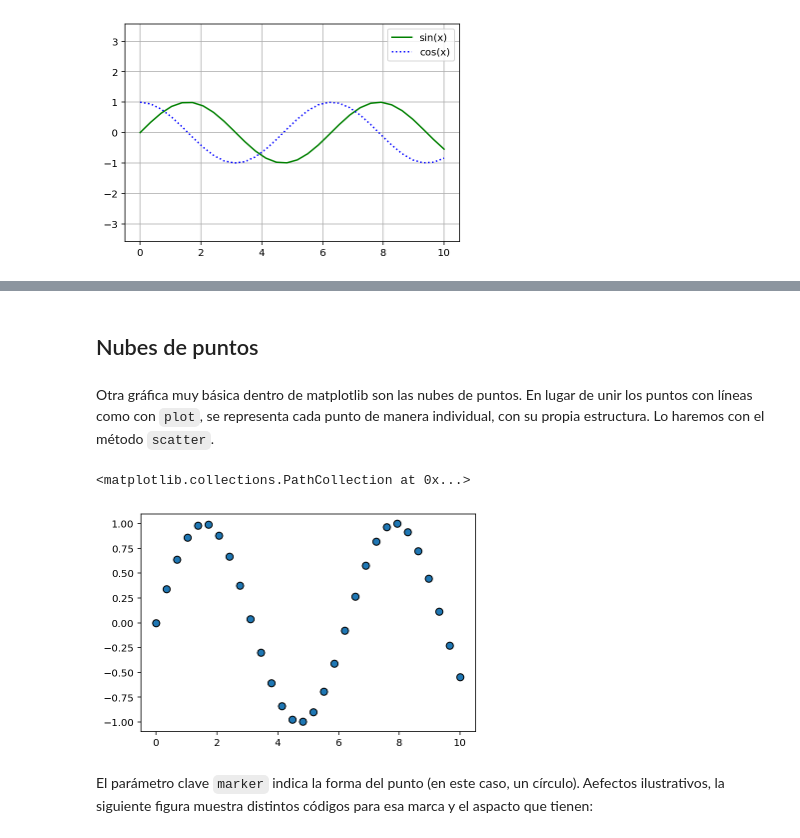
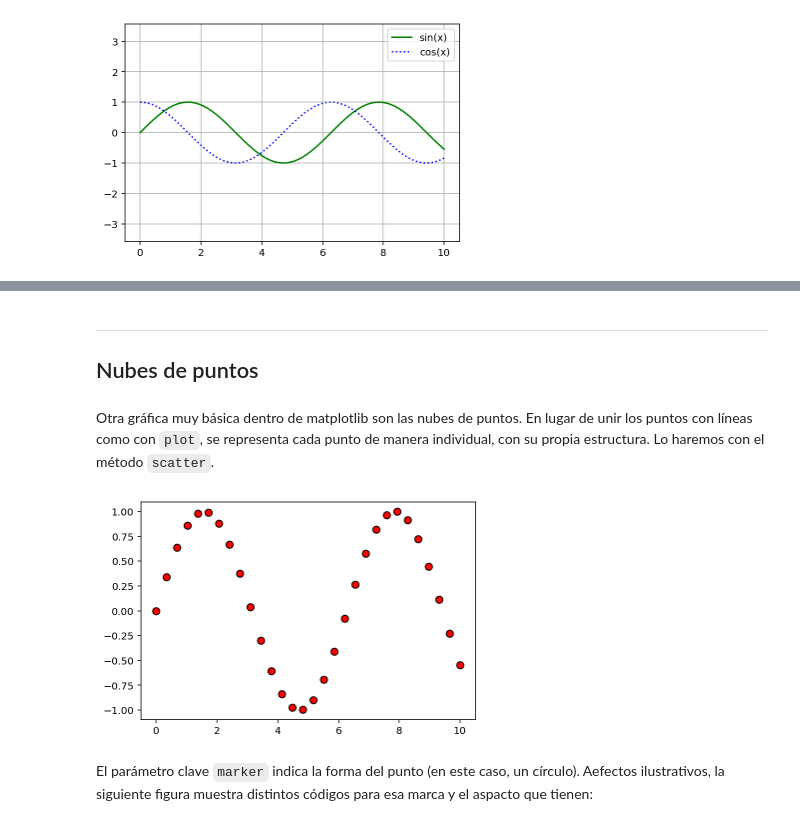
Before and after one commit to javlintor/curso-python-us, a Jupyter notebook: _sources/notebooks/matplotlib/introduction-matplotlib.ipynb, the cells around one changed output, grey strips where cells are left out. Drawn from its saved outputs; the diff is of its cells as text; code cells hidden in the pictures.

```diff
--- a/_sources/notebooks/matplotlib/introduction-matplotlib.ipynb
+++ b/_sources/notebooks/matplotlib/introduction-matplotlib.ipynb
@@ -233,15 +274,16 @@ plt.legend();
 # %% [markdown]
+---
 ## Nubes de puntos
 # %% [markdown]
 Otra gráfica muy básica dentro de matplotlib son las nubes de puntos. En lugar de unir los puntos con líneas como con `plot`, se representa cada punto de manera individual, con su propia estructura. Lo haremos con el método `scatter`.
 # %%
 x = np.linspace(0, 10, 30)
 y = np.sin(x)
 
-plt.scatter(x, y, marker="o", s=50, facecolor='C0', edgecolor='k')
+plt.scatter(x, y, marker="o", s=50, facecolor='r', edgecolor='k')
+plt.show()
 # %% [output]
-<matplotlib.collections.PathCollection at 0x...>
-[figure, old version]
+[figure, new version]
 # %% [markdown]
 El parámetro clave `marker` indica la forma del punto (en este caso, un círculo). Aefectos ilustrativos, la siguiente figura muestra distintos códigos para esa marca y el aspacto que tienen:
 # %%
```
Also changed, not shown: parts of 39 cells of this notebook, 32 other files.
